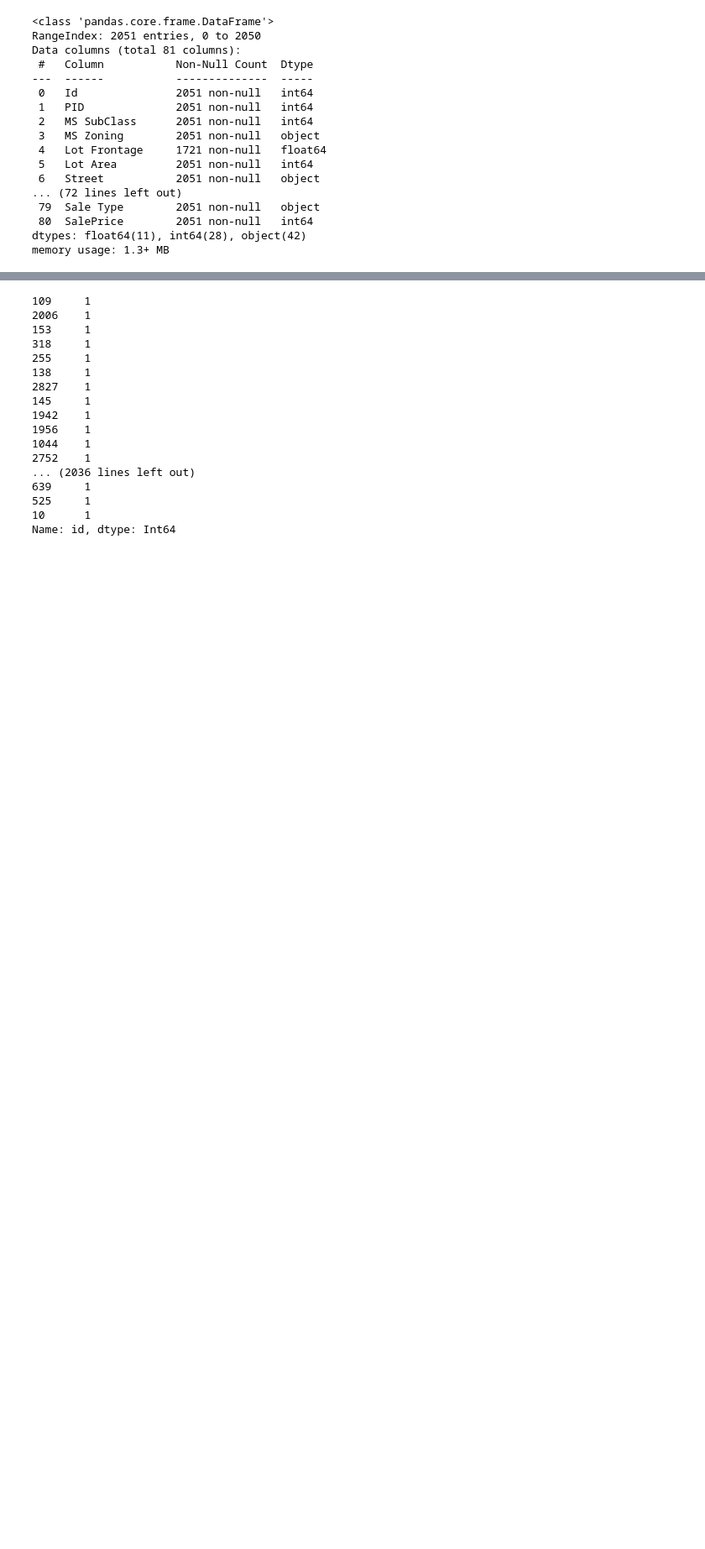
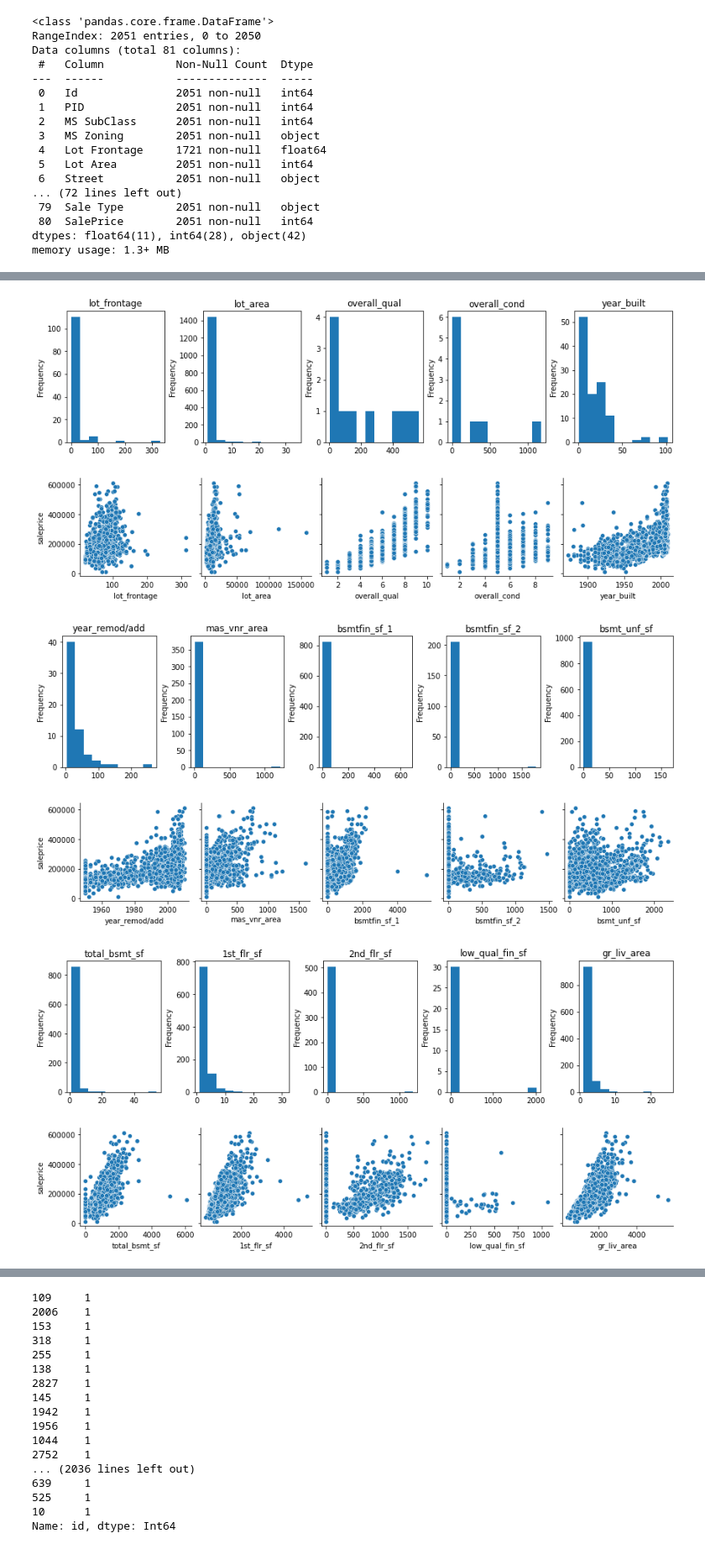
Before and after one commit to oliverfyh/Project-Ames-Housing-Data-and-Kaggle-Challenge, a Jupyter notebook: code/starter-code.ipynb, the cells around one changed output, grey strips where cells are left out. Shown at 84% size. Drawn from its saved outputs; the diff is of its cells as text; code cells hidden in the pictures; blank space fills up the shorter version.

```diff
--- a/code/starter-code.ipynb
+++ b/code/starter-code.ipynb
@@ -145,0 +324,19 @@ memory usage: 1.3+ MB
+# %%
+#plot the histogram of each numeric feature and its pairplot with 'saleprice'
+i = 0
+columns_in_a_row = 5
+while i < (len(features_numeric)):
+    fig, axs = plt.subplots(1, columns_in_a_row,constrained_layout=True, figsize=(12,3))
+    for j in range(columns_in_a_row):
+        if i+j < (len(features_numeric)):
+            #sns.histplot(data=df, x=features_numeric[i+j], kde=True, color="skyblue", ax=axs[j])
+            df[features_numeric[i+j]].value_counts(dropna=False).plot(title=features_numeric[i+j], kind='hist',ax=axs[j])
+    sns.pairplot(df, x_vars=features_numeric[i:min(i+columns_in_a_row,len(features_numeric))], y_vars=["saleprice"])
+    i +=columns_in_a_row
+# %% [output]
+[figure, added]
+[figure, added]
+[figure, added]
+[figure, added]
+[figure, added]
+[figure, added]
```
Also changed, not shown: parts of 51 cells of this notebook.
